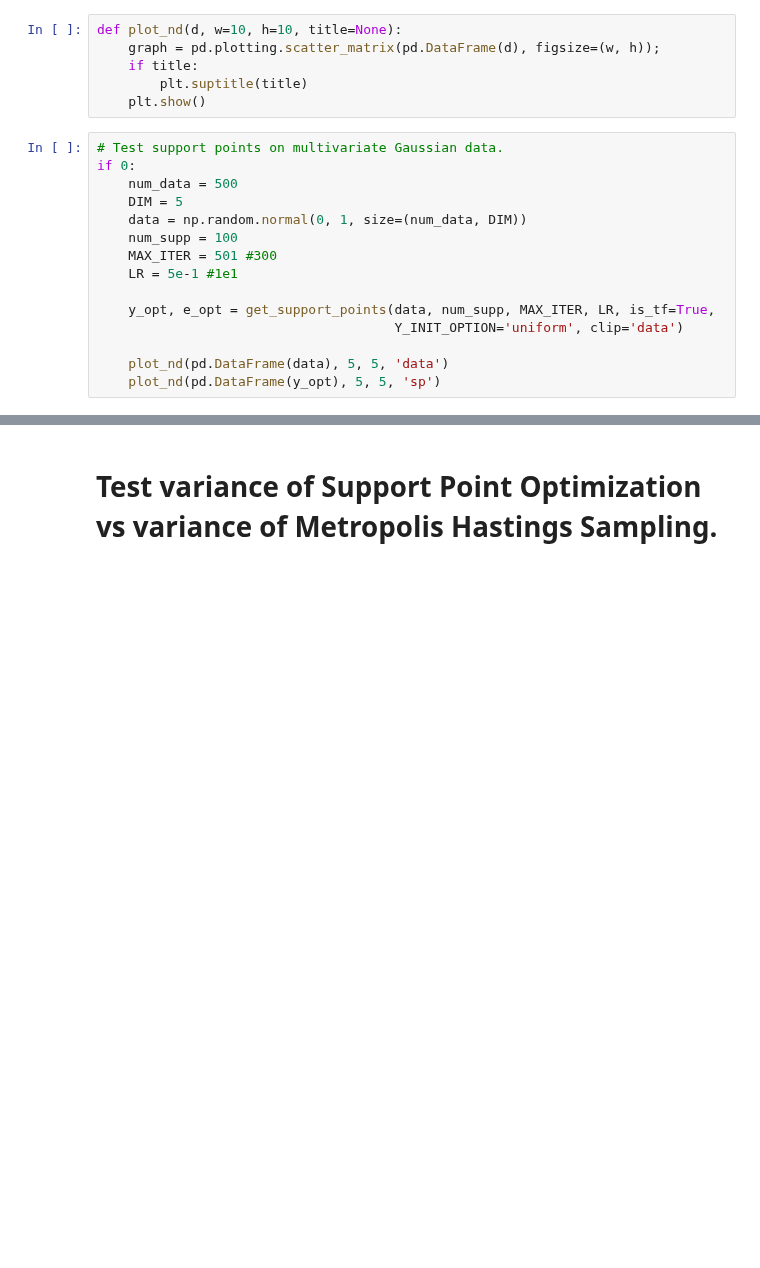
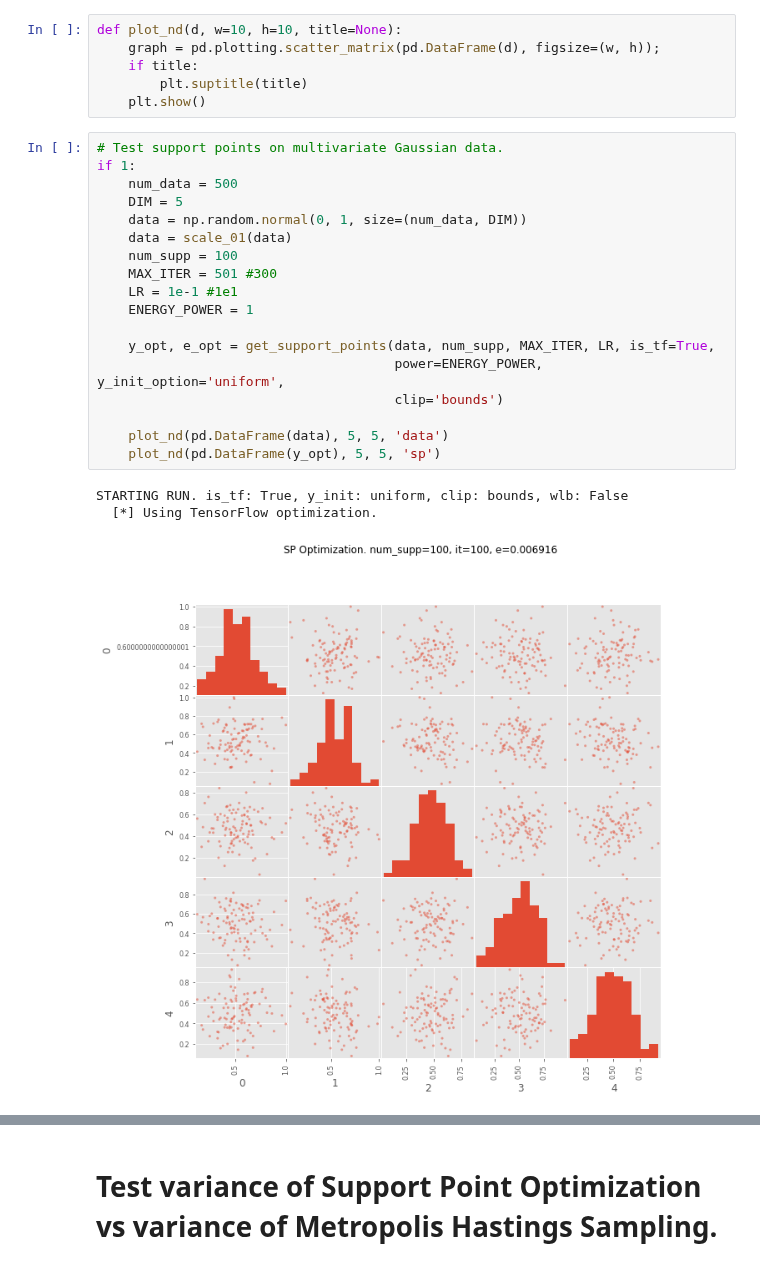
Before and after one commit to diesendruck/pv, a Jupyter notebook: mv_sp_privacy/src/sp_privacy_examples.ipynb, the cells around one changed output, grey strips where cells are left out. Saved outputs shown, nothing was run; the diff lists cells and outputs as text; blank space fills up the shorter version.

```diff
--- a/mv_sp_privacy/src/sp_privacy_examples.ipynb
+++ b/mv_sp_privacy/src/sp_privacy_examples.ipynb
@@ -59,16 +59,23 @@ def plot_nd(d, w=10, h=10, title=None):
     plt.show()
 # %%
 # Test support points on multivariate Gaussian data.
-if 0:
+if 1:
     num_data = 500
     DIM = 5
     data = np.random.normal(0, 1, size=(num_data, DIM))
+    data = scale_01(data)
     num_supp = 100
     MAX_ITER = 501 #300
-    LR = 5e-1 #1e1
+    LR = 1e-1 #1e1
+    ENERGY_POWER = 1
 
     y_opt, e_opt = get_support_points(data, num_supp, MAX_ITER, LR, is_tf=True,
-                                      Y_INIT_OPTION='uniform', clip='data')
+                                      power=ENERGY_POWER, y_init_option='uniform',
+                                      clip='bounds')
 
     plot_nd(pd.DataFrame(data), 5, 5, 'data')
     plot_nd(pd.DataFrame(y_opt), 5, 5, 'sp')
+# %% [output]
+STARTING RUN. is_tf: True, y_init: uniform, clip: bounds, wlb: False
+  [*] Using TensorFlow optimization.
+[figure, added]
```
Also changed, not shown: parts of 3 cells of this notebook.
